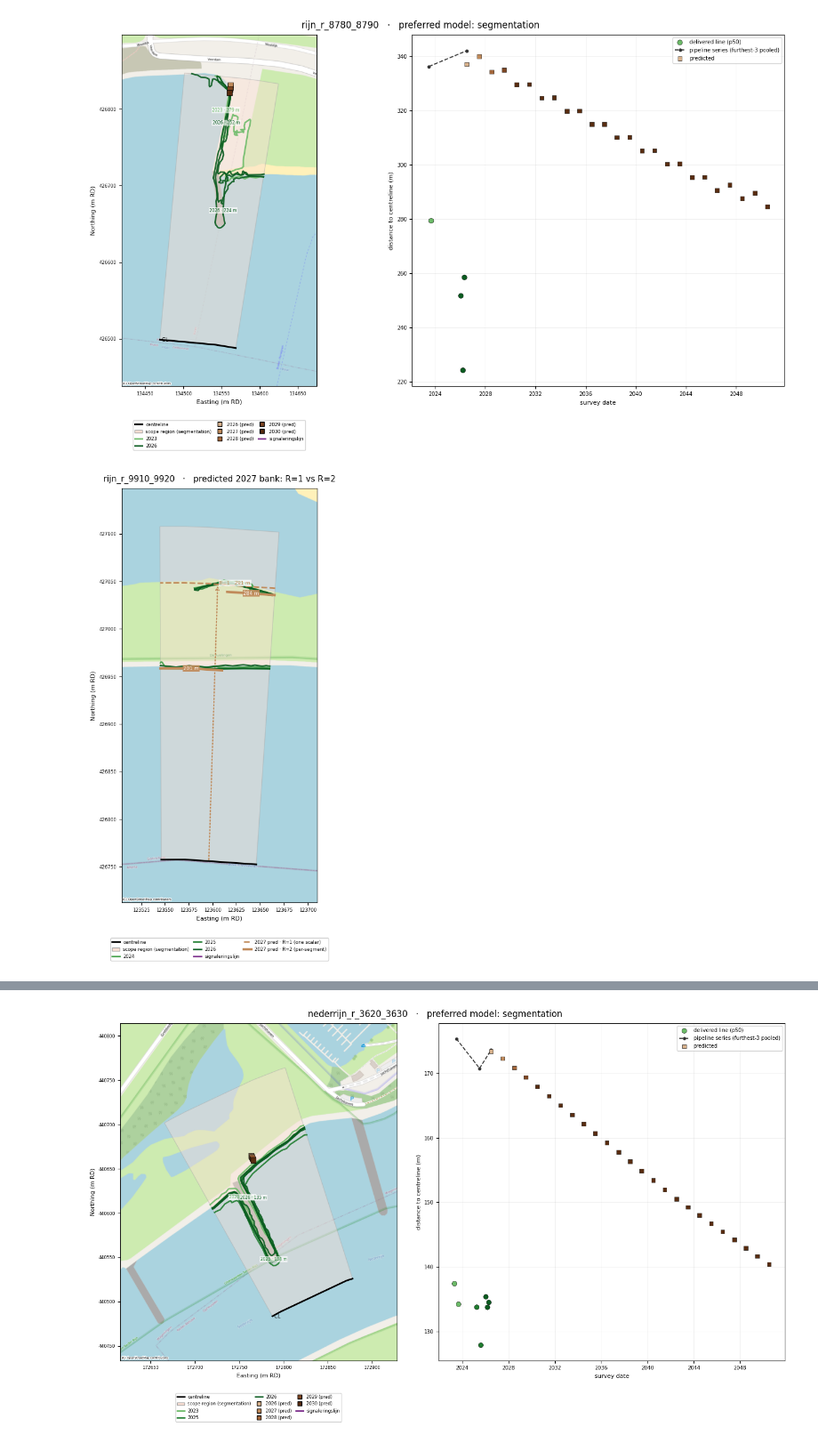
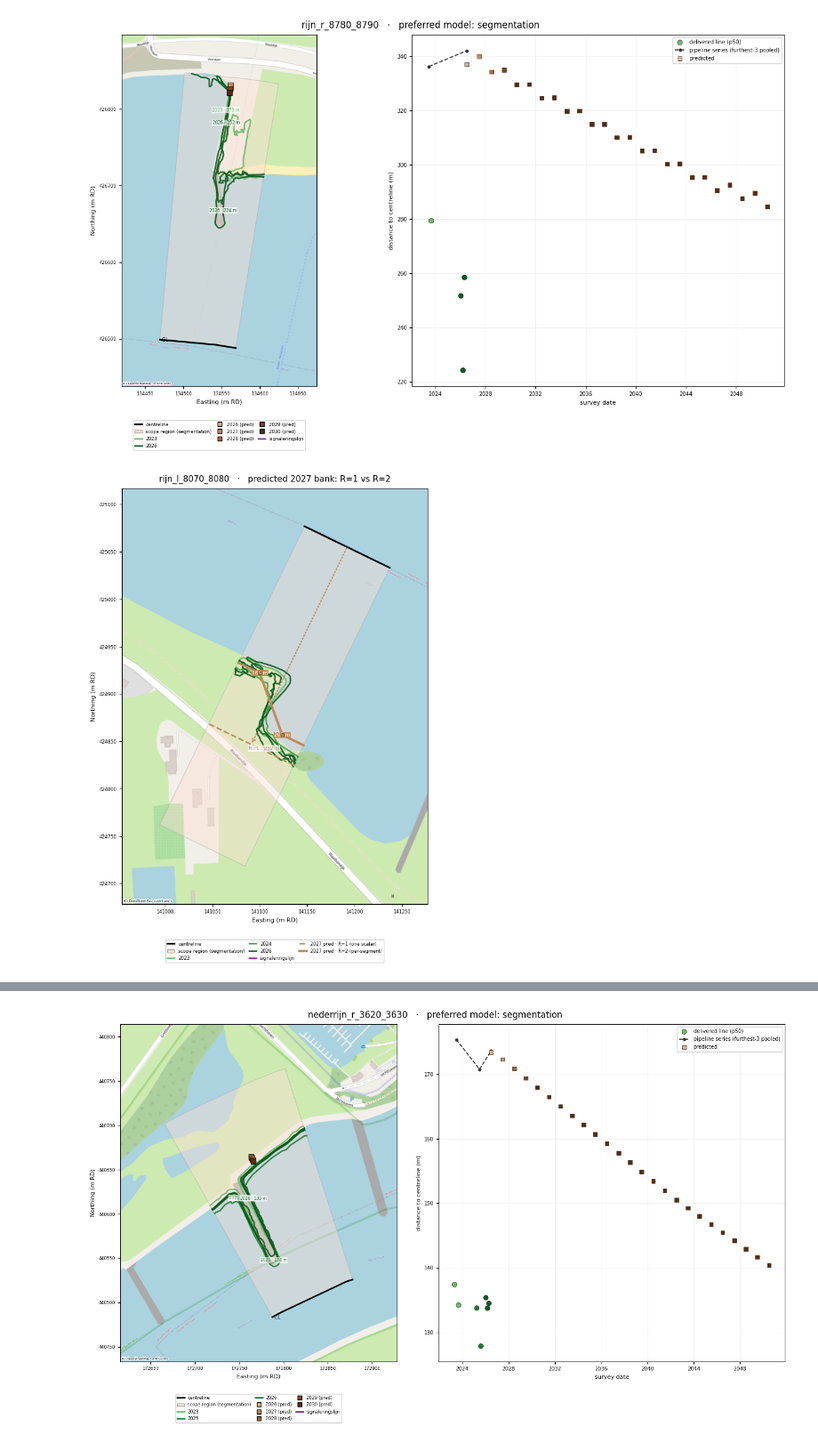
Before and after one commit to HAL24K/wocu-oevererosie, a Jupyter notebook: notebooks/03_resolution.ipynb, the cells around one changed output, grey strips where cells are left out. Shown at 89% size. Drawn from its saved outputs; the diff is of its cells as text; code cells hidden in the pictures.

```diff
--- a/notebooks/03_resolution.ipynb
+++ b/notebooks/03_resolution.ipynb
@@ -65,8 +67,8 @@ plt.show()
 # %% [output]
 [figure]
 # %%
-fig = ri.inspect_resolution('rijn_r_9910_9920')
+fig = ri.inspect_resolution('rijn_l_8070_8080')
 plt.show()
 # %% [output]
-[figure, old version]
+[figure, new version]
 # %%
```
Also changed, not shown: parts of 7 cells of this notebook, 1 other file.
